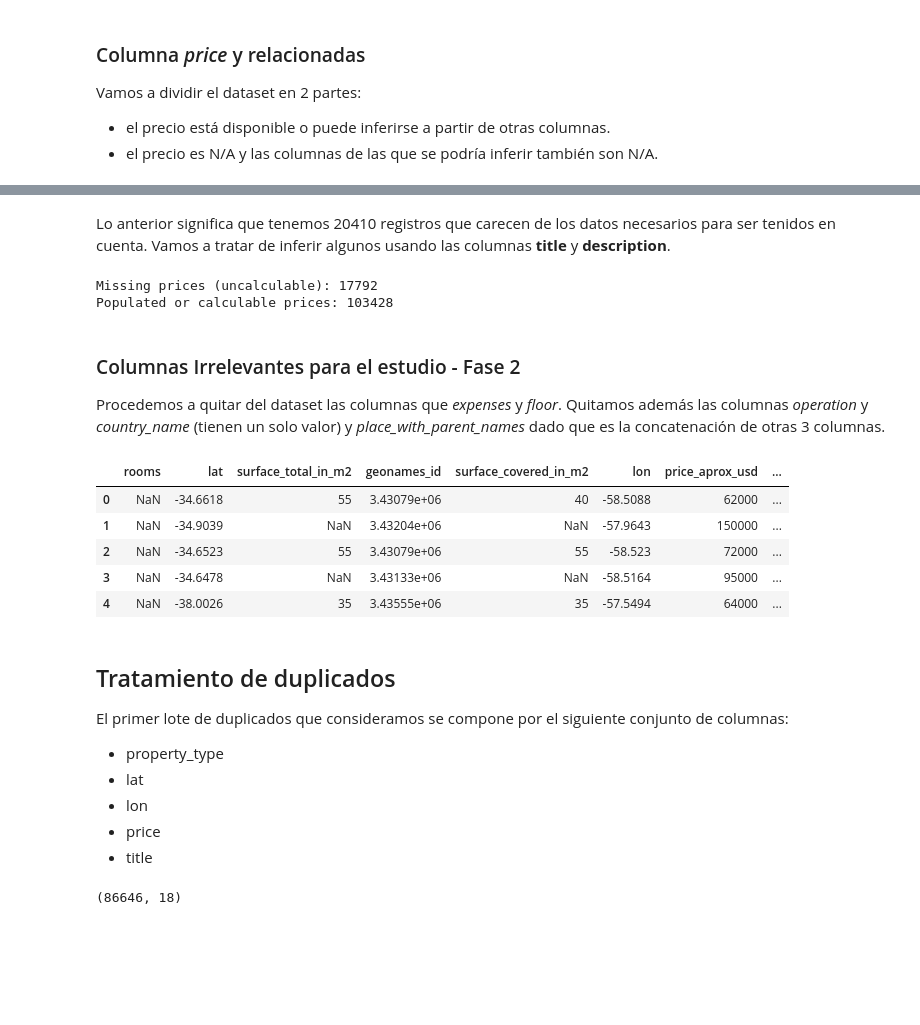
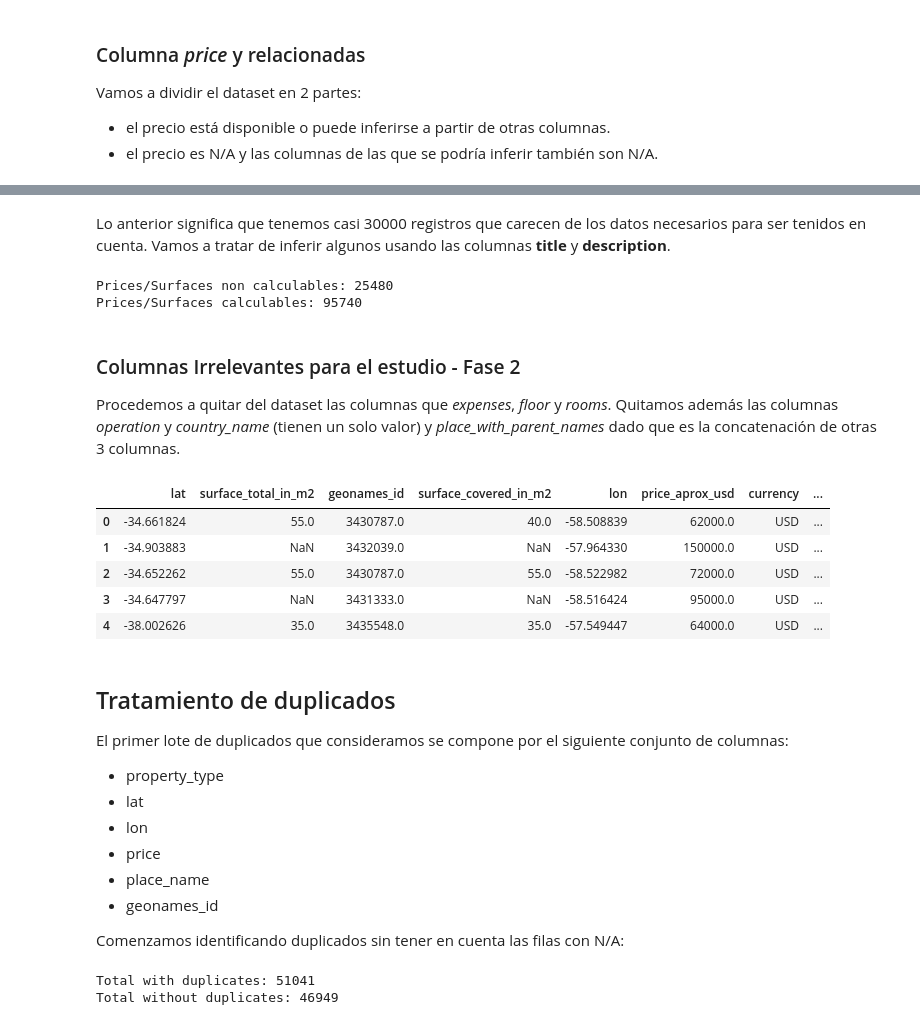
Before and after one commit to DH-DSBLEND-0420-grupo3/desafio-1, a Jupyter notebook: EDA.ipynb, the cells around one changed output, grey strips where cells are left out. Cells and saved outputs as stored; diff of their text form; code cells hidden in the pictures; blank space fills up the shorter version.

```diff
--- a/EDA.ipynb
+++ b/EDA.ipynb
@@ -81,10 +81,13 @@ image_thumbnail                object
 dtype: object
 # %% [markdown]
 ### Columnas Irrelevantes para el estudio - Fase 1
-# %%
-all_columns = set(data.columns)
-relevant_columns = all_columns.difference({'Unnamed: 0', 'image_thumbnail', 'properati_url'})
-data = data.loc[:, list(relevant_columns)]
+# %%
+def drop_columns(df, columns):
+    all_columns = set(df.columns)
+    relevant_columns = all_columns.difference(set(columns))
+    return df.loc[:, list(relevant_columns)]
+
+data = drop_columns(data, ['Unnamed: 0', 'image_thumbnail', 'properati_url'])
 # %% [markdown]
 ### Visualización Preliminar
 # %%
@@ -148,7 +151,7 @@ na_place_name.drop_duplicates()
 # %% [markdown]
 Vemos que en este caso los N/A son de **Tigre**
 # %%
-data[data["place_name"].isnull()] = "Tigre"
+data['place_name'] = data['place_name'].fillna("Tigre")
 # %% [markdown]
 ### Columnas *description* y *title*
 # %%
@@ -245,7 +252,10 @@ Populated or calculable prices: 100810
 # %% [markdown]
-Lo anterior significa que tenemos 20410 registros que carecen de los datos necesarios para ser tenidos en cuenta. Vamos a tratar de inferir algunos usando las columnas **title** y **description**.
+Lo anterior significa que tenemos casi 30000 registros que carecen de los datos necesarios para ser tenidos en cuenta. Vamos a tratar de inferir algunos usando las columnas **title** y **description**.
 # %%
-def apply_price_from_title(r):
+def apply_price_title_and_description(r):
+    def getprice(source, pattern):
+        price = re.sub("[^0-9]", "", source[source.find(pattern) + len(pattern):].strip().split(' ')[0])
+        return np.float64(price)
     if re.search(r'en\s+venta', r.title, re.I):
         if r.title.startswith(r'u$d') or r.title.startswith(r'usd'):
             r.price    = np.float64(r.title.split()[1].strip().replace('.', ''))
@@ -253,34 +263,38 @@ def apply_price_from_title(r):
         elif r.title.startswith(r'$'):
             r.price    = np.float64(r.title.split()[1].strip().replace('.', ''))
             r.currency = 'ARS'
+    elif r'vendo $' in r.description:
+        r.price    = getprice(r.description, 'vendo $')
+        r.currency = 'ARS'
+    elif r'vendo casa $' in r.description:
+        r.price    = getprice(r.description, r'vendo casa $')
+        r.currency = 'ARS'
+    elif r'vendo u$s' in r.description:
+        r.price    = getprice(r.description, 'vendo u$s')
+        r.currency = 'USD'
     return r
 
-price_na_mask   = data[['price', 'price_aprox_local_currency', 'price_aprox_usd']].isna().all(axis=1)
-surface_na_mask = data[['surface_total_in_m2', 'surface_covered_in_m2']].isna().all(axis=1)
-pper_m2_na_mask = data[['price_per_m2', 'price_usd_per_m2']].isna().all(axis=1)
-uncalculable_price_mask = price_na_mask & (surface_na_mask | pper_m2_na_mask)
+price_na_mask = data['price'].isna()
+data[price_na_mask] = data[price_na_mask].apply(apply_price_title_and_description, axis=1)
 
-data[uncalculable_price_mask] = data[uncalculable_price_mask].apply(apply_price_from_title, axis=1)
-show_prices_na(data)
+show_valid_rows_proportion(data)
 # %% [output]
-Missing prices (uncalculable): 17792
-Populated or calculable prices: 103428
+Prices/Surfaces non calculables: 25480
+Prices/Surfaces calculables: 95740
 # %% [markdown]
 ### Columnas Irrelevantes para el estudio - Fase 2
-Procedemos a quitar del dataset las columnas que *expenses* y *floor*.
+Procedemos a quitar del dataset las columnas que *expenses*, *floor* y *rooms*.
 Quitamos además las columnas *operation* y *country_name* (tienen un solo valor) y *place_with_parent_names* dado que es la concatenación de otras 3 columnas.
 # %%
-all_columns = set(data.columns)
-relevant_columns = all_columns.difference({'country_name', 'operation', 'place_with_parent_names', 'expenses', 'floor'})
-data = data.loc[:, list(relevant_columns)]
-data.head()
+data = drop_columns(data, ['country_name', 'operation', 'place_with_parent_names', 'expenses', 'floor', 'rooms'])
+data.head(5)
 # %% [output]
-|  | rooms | lat | surface_total_in_m2 | geonames_id | surface_covered_in_m2 | lon | price_aprox_usd | ... |
-| 0 | NaN | -34.6618 | 55 | 3.43079e+06 | 40 | -58.5088 | 62000 | ... |
-| 1 | NaN | -34.9039 | NaN | 3.43204e+06 | NaN | -57.9643 | 150000 | ... |
-| 2 | NaN | -34.6523 | 55 | 3.43079e+06 | 55 | -58.523 | 72000 | ... |
-| 3 | NaN | -34.6478 | NaN | 3.43133e+06 | NaN | -58.5164 | 95000 | ... |
-| 4 | NaN | -38.0026 | 35 | 3.43555e+06 | 35 | -57.5494 | 64000 | ... |
+|  | lat | surface_total_in_m2 | geonames_id | surface_covered_in_m2 | lon | price_aprox_usd | currency | ... |
+| 0 | -34.661824 | 55.0 | 3430787.0 | 40.0 | -58.508839 | 62000.0 | USD | ... |
+| 1 | -34.903883 | NaN | 3432039.0 | NaN | -57.964330 | 150000.0 | USD | ... |
+| 2 | -34.652262 | 55.0 | 3430787.0 | 55.0 | -58.522982 | 72000.0 | USD | ... |
+| 3 | -34.647797 | NaN | 3431333.0 | NaN | -58.516424 | 95000.0 | USD | ... |
+| 4 | -38.002626 | 35.0 | 3435548.0 | 35.0 | -57.549447 | 64000.0 | USD | ... |
 # %% [markdown]
 ## Tratamiento de duplicados
 El primer lote de duplicados que consideramos se compone por el siguiente conjunto de columnas:
@@ -288,9 +302,15 @@ El primer lote de duplicados que consideramos se compone por el siguiente conjun
  * lat
  * lon
  * price
- * title
+ * place_name
+ * geonames_id
+
+Comenzamos identificando duplicados sin tener en cuenta las filas con N/A:
-# %%
-data = data.drop_duplicates(subset=('property_type', 'lat', 'lon', 'geonames_id', 'price', 'place_name'), keep='first')
-data.shape
-# %% [output]
-(86646, 18)
+# %%
+with_duplicates_ds    = data[data[['lat', 'lon', 'geonames_id', 'price']].notna().all(axis=1)]
+without_duplicates_ds = with_duplicates_ds.drop_duplicates(subset=('property_type', 'lat', 'lon', 'price', 'place_name', 'geonames_id'), keep='first')
+print("Total with duplicates: {0}".format(with_duplicates_ds.index.size))
+print("Total without duplicates: {0}".format(without_duplicates_ds.index.size))
+# %% [output]
+Total with duplicates: 51041
+Total without duplicates: 46949
```
Also changed, not shown: parts of 29 cells of this notebook.
